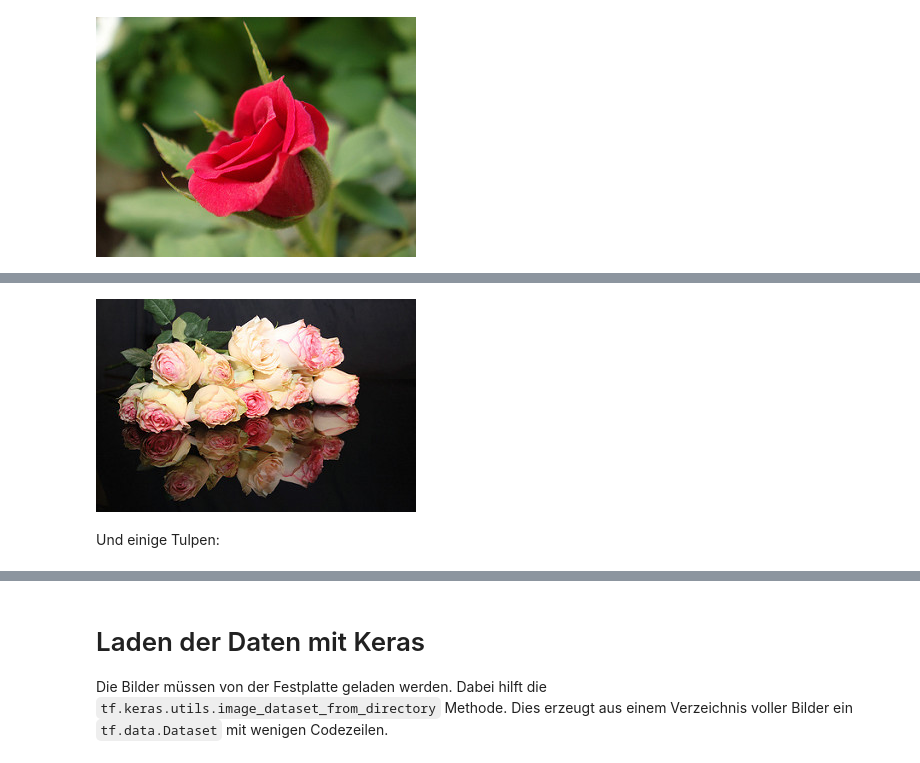
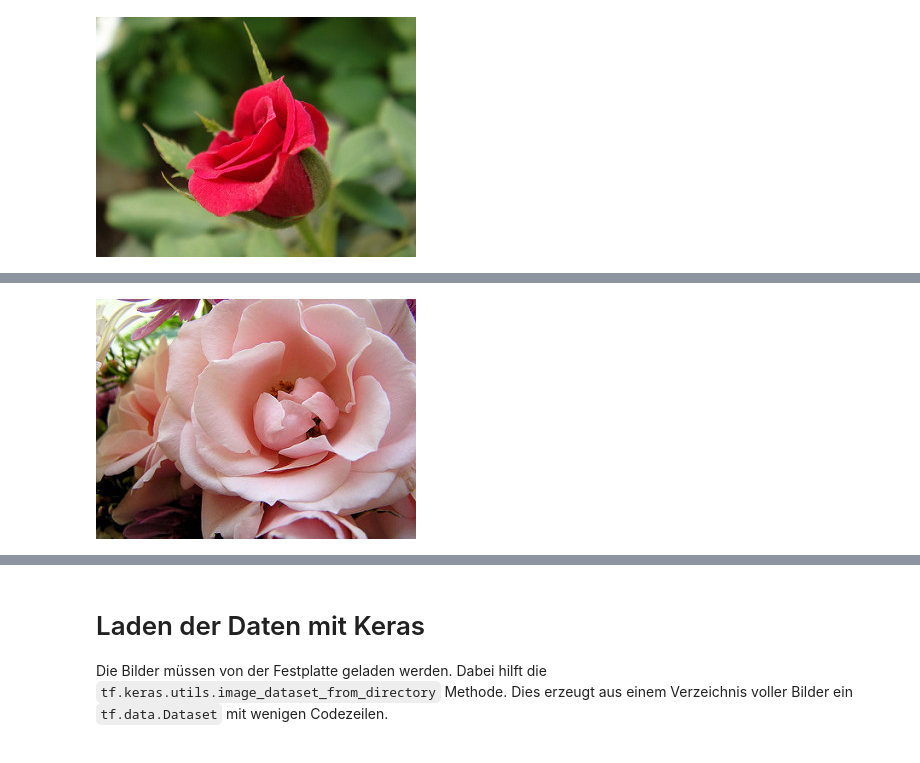
Before and after one commit to vgoehler/NAWICamp2024, a Jupyter notebook: 02_Bild_Klassifizierung.ipynb, the cells around one changed output, grey strips where cells are left out. Drawn from its saved outputs; the diff is of its cells as text; code cells hidden in the pictures.

```diff
--- a/02_Bild_Klassifizierung.ipynb
+++ b/02_Bild_Klassifizierung.ipynb
@@ -90,6 +107,5 @@ PIL.Image.open(str(roses[0]))
 # %%
-PIL.Image.open(str(roses[1]))
+roses = list(data_dir.glob('roses/*'))
+PIL.Image.open(str(roses[-1]))
 # %% [output]
-[figure, old version]
+[figure, new version]
-# %% [markdown]
-Und einige Tulpen:
```
Also changed, not shown: parts of 28 cells of this notebook.
